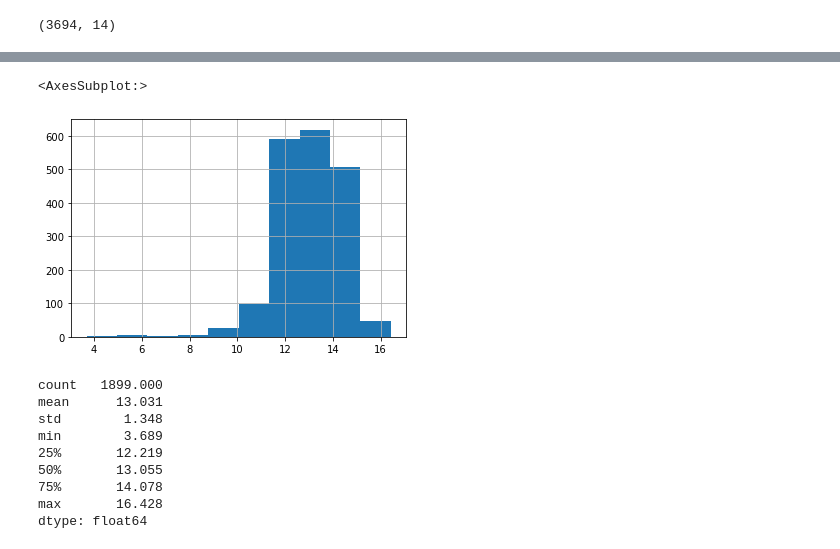
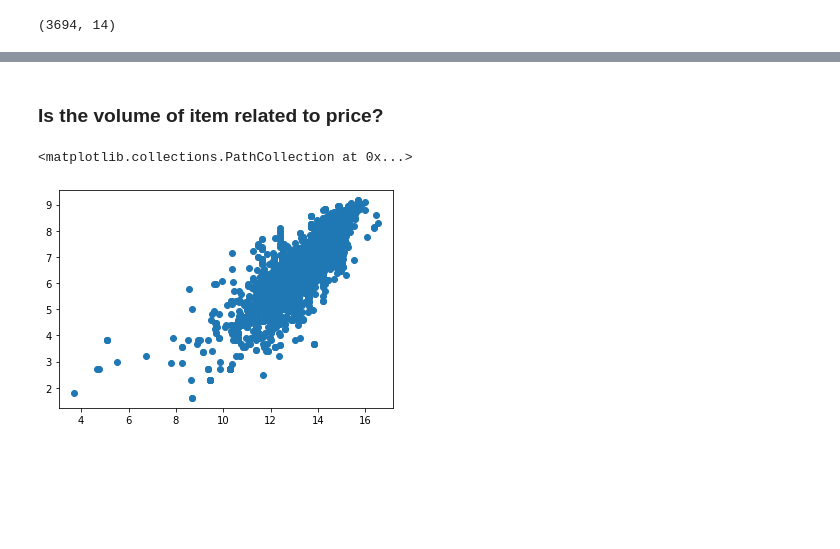
Before and after one commit to skim30-uvm/Learning, a Jupyter notebook: ML/Project_IKEA.ipynb, the cells around one changed output, grey strips where cells are left out. Cells and saved outputs as stored; diff of their text form; code cells hidden in the pictures; blank space fills up the shorter version.

```diff
--- a/ML/Project_IKEA.ipynb
+++ b/ML/Project_IKEA.ipynb
@@ -130,0 +148,5 @@ print(set(target_df['sellable_online']), set(target_df['other_colors']))
+# %%
+# divide them into categorical, numerical df
+# I don't want to use 'old_price'
+df_cate = copy_df[['name', 'category', 'sellable_online', 'other_colors', 'short_description', 'designer']]
+df_nume = copy_df[['depth', 'height', 'width', 'price']]
@@ -130,0 +162,4 @@ print(set(target_df['sellable_online']), set(target_df['other_colors']))
+# %%
+# 1 for True & Yes, 0 for False & No
+df_cate['sellable_online'] = df_cate['sellable_online'].apply(lambda x: 1 if x == True else 0)
+df_cate['other_colors'] = df_cate['other_colors'].apply(lambda x: 1 if x == 'Yes' else 0)
@@ -130,0 +177,3 @@ print(set(target_df['sellable_online']), set(target_df['other_colors']))
+# %%
+target_df = df_cate[['name','category','designer']].join(df_nume)
+target_df.head()
@@ -173,3 +233,0 @@ logprice.hist()
-# %%
-target_df['price'] = logprice
-target_df
@@ -195,20 +234,10 @@ See the caveats in the documentation: https://pandas.pydata.org/pandas-docs/stab
+# %% [markdown]
+### Is the volume of item related to price?
 # %%
 import math
 vol = target_df['depth']*target_df['height']*target_df['width']
-vol = vol.apply(lambda x: math.log(x))
-vol.hist()
+logvol = vol.apply(lambda x: math.log(x))
+plt.scatter(logvol,logprice)
 # %% [output]
-<AxesSubplot:>
+<matplotlib.collections.PathCollection at 0x...>
-[figure, old version]
+[figure, new version]
-# %%
-vol.describe()
-# %% [output]
-count   1899.000
-mean      13.031
-std        1.348
-min        3.689
-25%       12.219
-50%       13.055
-75%       14.078
-max       16.428
-dtype: float64
```
Also changed, not shown: parts of 78 cells of this notebook.
